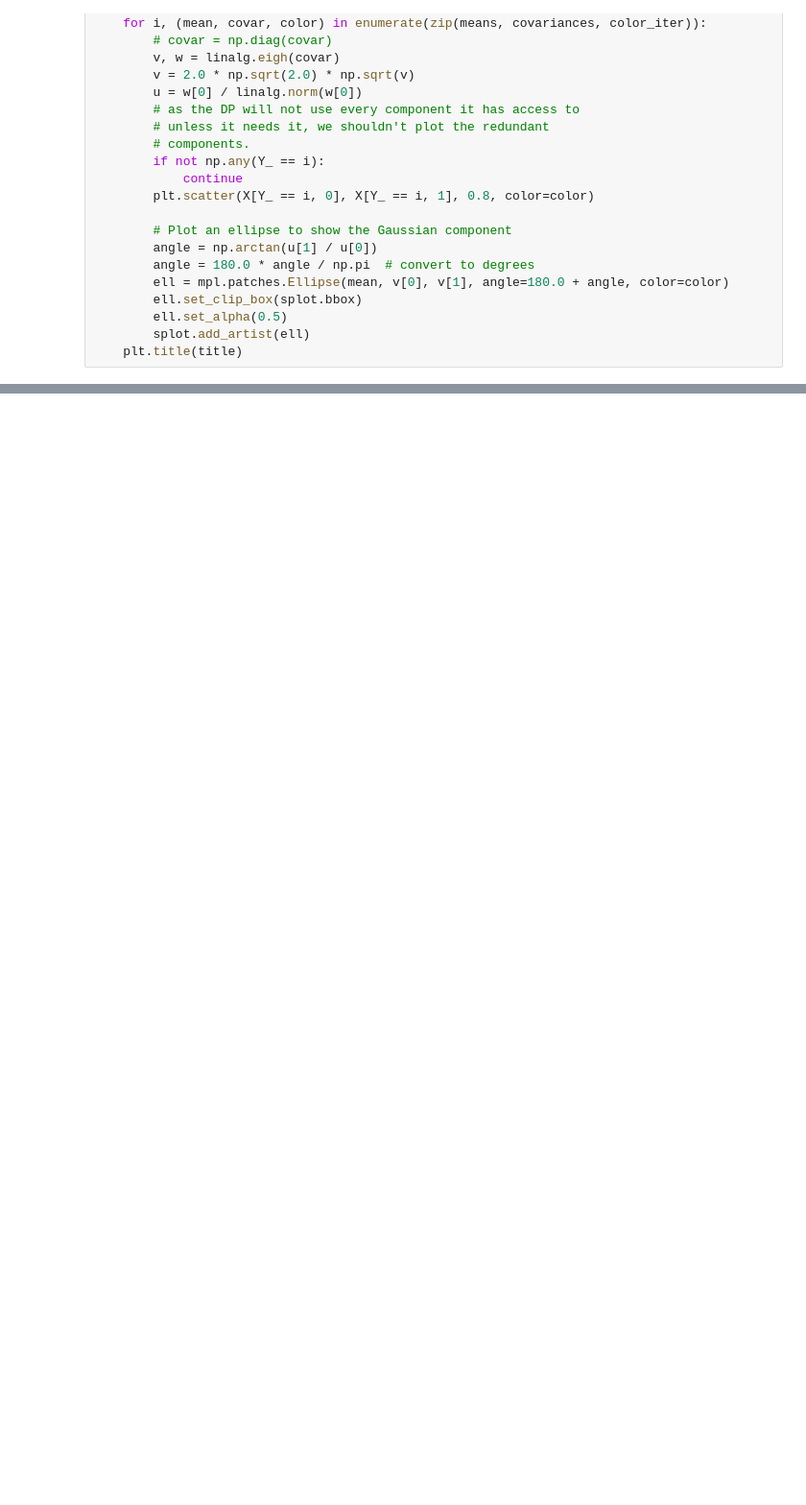
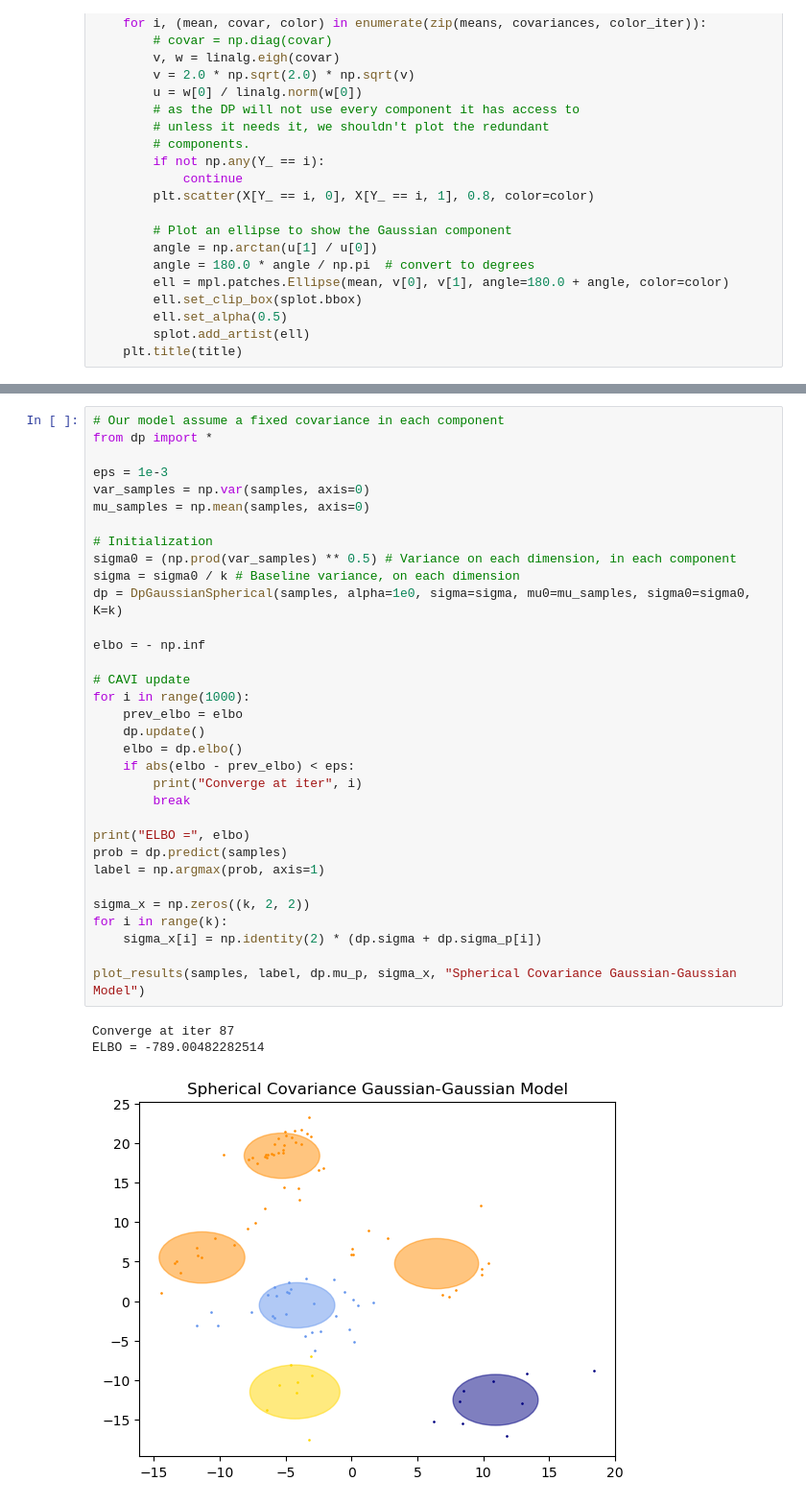
Before and after one commit to onjackay/DD2434-project, a Jupyter notebook: main.ipynb, the cells around one changed output, grey strips where cells are left out. Shown: that part at 96% size. Cells and saved outputs as stored; diff of their text form; blank space fills up the shorter version.

```diff
--- a/main.ipynb
+++ b/main.ipynb
@@ -153,0 +173,37 @@ plot_results(samples, bgm.predict(samples), bgm.means_, bgm.covariances_, "Sklea
+# %%
+# Our model assume a fixed covariance in each component
+from dp import *
+
+eps = 1e-3
+var_samples = np.var(samples, axis=0)
+mu_samples = np.mean(samples, axis=0)
+
+# Initialization
+sigma0 = (np.prod(var_samples) ** 0.5) # Variance on each dimension, in each component
+sigma = sigma0 / k # Baseline variance, on each dimension
+dp = DpGaussianSpherical(samples, alpha=1e0, sigma=sigma, mu0=mu_samples, sigma0=sigma0, K=k)
+
+elbo = - np.inf
+
+# CAVI update
+for i in range(1000):
+    prev_elbo = elbo
+    dp.update()
+    elbo = dp.elbo()
+    if abs(elbo - prev_elbo) < eps:
+        print("Converge at iter", i)
+        break
+
+print("ELBO =", elbo)
+prob = dp.predict(samples)
+label = np.argmax(prob, axis=1)
+
+sigma_x = np.zeros((k, 2, 2))
+for i in range(k):
+    sigma_x[i] = np.identity(2) * (dp.sigma + dp.sigma_p[i])
+
+plot_results(samples, label, dp.mu_p, sigma_x, "Spherical Covariance Gaussian-Gaussian Model")
+# %% [output]
+Converge at iter 87
+ELBO = -789.00482282514
+[figure, added]
```
Also changed, not shown: parts of 13 cells of this notebook, 1 other file.
